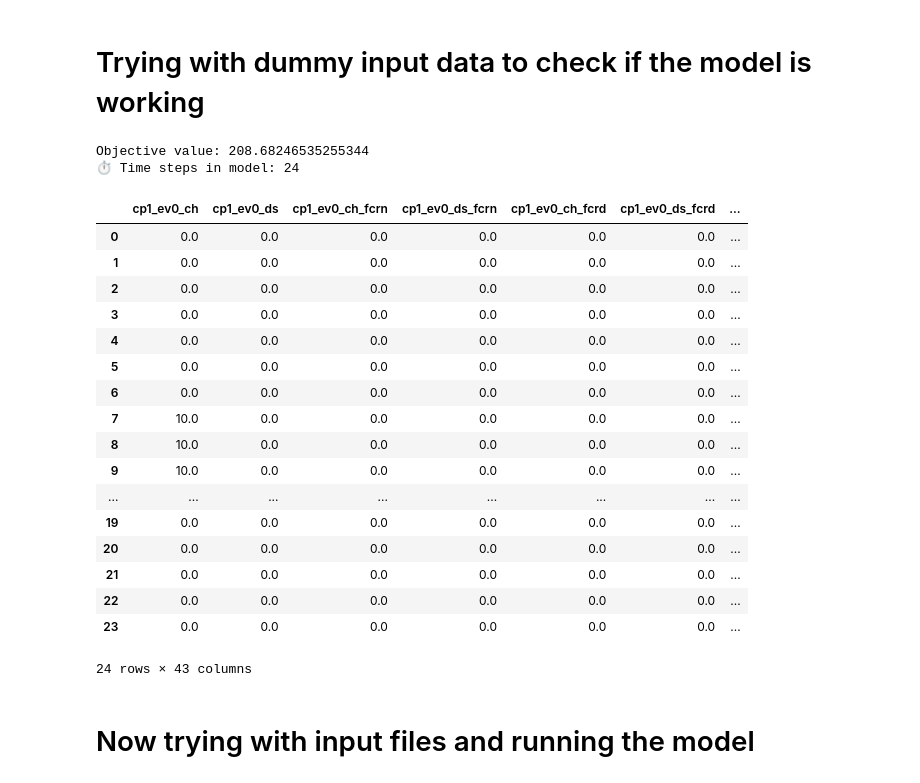
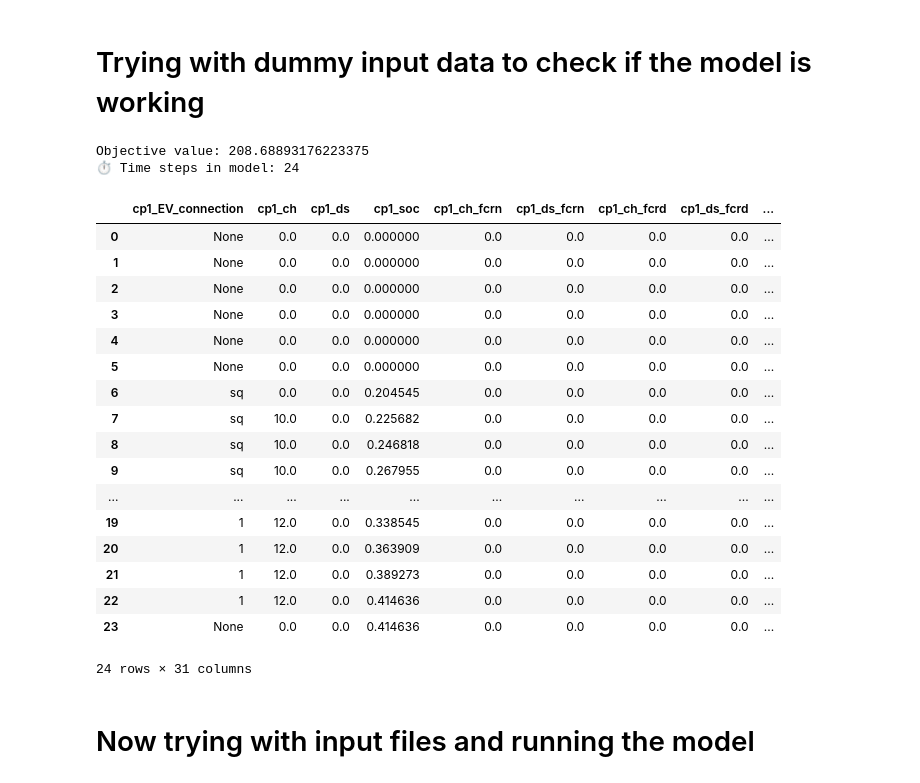
Before and after one commit to SaraAboebeid/ECOM-Tool, a Jupyter notebook: LEC-Opt-with_aging_FCRN_FCRD_15min.ipynb, the cells around one changed output. Saved outputs shown, nothing was run; the diff lists cells and outputs as text; code cells hidden in the pictures.

```diff
--- a/LEC-Opt-with_aging_FCRN_FCRD_15min.ipynb
+++ b/LEC-Opt-with_aging_FCRN_FCRD_15min.ipynb
@@ -979,54 +1054,54 @@ load = [15 + 0.5*np.sin(i*np.pi/12) for i in range(T)]
 pv_production = [0.0 if i < 6 or i > 18 else 1.5*np.sin((i-6)*np.pi/12) for i in range(T)]
 load1 = [10 + 0.5*np.sin(i*np.pi/12) for i in range(T)]
 pv_production1 = [0.0 if i < 6 or i > 18 else 2.5*np.sin((i-6)*np.pi/12) for i in range(T)]
 
 base_temp = -5  # average daily temperature
 amplitude = 4   # daily variation
 
 winter_temperature = [
     base_temp + amplitude * np.cos((i - 8) * np.pi / 12)  # coldest at ~5 AM
     + np.random.normal(0, 0.5) + 273  # small natural disturbance
     for i in range(T)
 ]
 
-cp1 = charging_point(name = 'cp1', ev_capacity=[45, 65], ev_max_power=[10, 12], ev_arrival=[6, 18], ev_departure= [12, 23], ev_arrival_soc=[0.5, 0.53], ev_desired_soc=[0.75, 0.6])
-cp2 = charging_point(name = 'cp2', ev_capacity=[55, 95], ev_max_power=[10, 12], ev_arrival=[8, 15], ev_departure= [12, 20], ev_arrival_soc=[0.64, 0.7], ev_desired_soc=[0.75, 0.75])
+cp1 = charging_point(name = 'cp1', ev_id = ['sq', 1], ev_capacity=[45, 65], ev_max_power=[10, 12], ev_arrival=[6, 18], ev_departure= [12, 23], ev_arrival_soc=[0.5, 0.53], ev_desired_soc=[0.75, 0.6])
+cp2 = charging_point(name = 'cp2', ev_id = [2, 3], ev_capacity=[55, 95], ev_max_power=[10, 12], ev_arrival=[8, 15], ev_departure= [12, 20], ev_arrival_soc=[0.64, 0.7], ev_desired_soc=[0.75, 0.75])
 
 b1 = building(name= 'b1', load = load, pv_production=pv_production, bess_capacity=100, bess_initial_soc=0.2, bess_max_power=15)
 b2 = building(name= 'b2', load = load1, pv_production=pv_production1, bess_capacity=80, bess_initial_soc=0.5, bess_max_power=7.5)
 b3 = building(name= 'b3', load = [0*i for i in range(len(load1))], pv_production=[0*i for i in range(len(pv_production1))], bess_capacity=80, bess_initial_soc=0.5, bess_max_power=7.5)
 
 opt_model = LEC_Opt_spot_fcrn_fcrd([cp1], [], spot_prices, temperature=winter_temperature, fcrn_prices=fcrn_prices, fcrdu_prices=fcrdu_prices, fcrdd_prices=fcrdd_prices,
                                    reg_up=up_reg, reg_down=down_reg, act_fcrn_up=act_up, act_fcrn_down=act_down,
                                    act_fcrd_up=act_up, act_fcrd_down=act_down, fcrn_on=1, fcrdd_on=1, fcrdu_on=1, aging=1, v2g_on=0, resolution=4, dc=True)
 results_df = opt_model.solve()
 df = opt_model.get_results()
 df['Cyc_Age'] = df.filter(regex='_CycAg$').sum(axis=1) * 100
 df['Cal_Age'] = df.filter(regex='_CalAg$').sum(axis=1) * 100
 df['Cyc_Cost'] = df.filter(regex='_CycCost$').sum(axis=1)
 df['Cal_Cost'] = df.filter(regex='_CalCost$').sum(axis=1)
 df
 # %% [output]
-Objective value: 208.68246535255344
+Objective value: 208.68893176223375
 ⏱ Time steps in model: 24
-|  | cp1_ev0_ch | cp1_ev0_ds | cp1_ev0_ch_fcrn | cp1_ev0_ds_fcrn | cp1_ev0_ch_fcrd | cp1_ev0_ds_fcrd | ... |
-| 0 | 0.0 | 0.0 | 0.0 | 0.0 | 0.0 | 0.0 | ... |
-| 1 | 0.0 | 0.0 | 0.0 | 0.0 | 0.0 | 0.0 | ... |
-| 2 | 0.0 | 0.0 | 0.0 | 0.0 | 0.0 | 0.0 | ... |
-| 3 | 0.0 | 0.0 | 0.0 | 0.0 | 0.0 | 0.0 | ... |
-| 4 | 0.0 | 0.0 | 0.0 | 0.0 | 0.0 | 0.0 | ... |
-| 5 | 0.0 | 0.0 | 0.0 | 0.0 | 0.0 | 0.0 | ... |
-| 6 | 0.0 | 0.0 | 0.0 | 0.0 | 0.0 | 0.0 | ... |
-| 7 | 10.0 | 0.0 | 0.0 | 0.0 | 0.0 | 0.0 | ... |
-| 8 | 10.0 | 0.0 | 0.0 | 0.0 | 0.0 | 0.0 | ... |
-| 9 | 10.0 | 0.0 | 0.0 | 0.0 | 0.0 | 0.0 | ... |
-| ... | ... | ... | ... | ... | ... | ... | ... |
-| 19 | 0.0 | 0.0 | 0.0 | 0.0 | 0.0 | 0.0 | ... |
-| 20 | 0.0 | 0.0 | 0.0 | 0.0 | 0.0 | 0.0 | ... |
-| 21 | 0.0 | 0.0 | 0.0 | 0.0 | 0.0 | 0.0 | ... |
-| 22 | 0.0 | 0.0 | 0.0 | 0.0 | 0.0 | 0.0 | ... |
-| 23 | 0.0 | 0.0 | 0.0 | 0.0 | 0.0 | 0.0 | ... |
+|  | cp1_EV_connection | cp1_ch | cp1_ds | cp1_soc | cp1_ch_fcrn | cp1_ds_fcrn | cp1_ch_fcrd | cp1_ds_fcrd | ... |
+| 0 | None | 0.0 | 0.0 | 0.000000 | 0.0 | 0.0 | 0.0 | 0.0 | ... |
+| 1 | None | 0.0 | 0.0 | 0.000000 | 0.0 | 0.0 | 0.0 | 0.0 | ... |
+| 2 | None | 0.0 | 0.0 | 0.000000 | 0.0 | 0.0 | 0.0 | 0.0 | ... |
+| 3 | None | 0.0 | 0.0 | 0.000000 | 0.0 | 0.0 | 0.0 | 0.0 | ... |
+| 4 | None | 0.0 | 0.0 | 0.000000 | 0.0 | 0.0 | 0.0 | 0.0 | ... |
+| 5 | None | 0.0 | 0.0 | 0.000000 | 0.0 | 0.0 | 0.0 | 0.0 | ... |
+| 6 | sq | 0.0 | 0.0 | 0.204545 | 0.0 | 0.0 | 0.0 | 0.0 | ... |
+| 7 | sq | 10.0 | 0.0 | 0.225682 | 0.0 | 0.0 | 0.0 | 0.0 | ... |
+| 8 | sq | 10.0 | 0.0 | 0.246818 | 0.0 | 0.0 | 0.0 | 0.0 | ... |
+| 9 | sq | 10.0 | 0.0 | 0.267955 | 0.0 | 0.0 | 0.0 | 0.0 | ... |
+| ... | ... | ... | ... | ... | ... | ... | ... | ... | ... |
+| 19 | 1 | 12.0 | 0.0 | 0.338545 | 0.0 | 0.0 | 0.0 | 0.0 | ... |
+| 20 | 1 | 12.0 | 0.0 | 0.363909 | 0.0 | 0.0 | 0.0 | 0.0 | ... |
+| 21 | 1 | 12.0 | 0.0 | 0.389273 | 0.0 | 0.0 | 0.0 | 0.0 | ... |
+| 22 | 1 | 12.0 | 0.0 | 0.414636 | 0.0 | 0.0 | 0.0 | 0.0 | ... |
+| 23 | None | 0.0 | 0.0 | 0.414636 | 0.0 | 0.0 | 0.0 | 0.0 | ... |
-24 rows × 43 columns
+24 rows × 31 columns
 # %% [markdown]
 # Now trying with input files and running the model
 # %%
```
Also changed, not shown: parts of 11 cells of this notebook, 1 other file.
